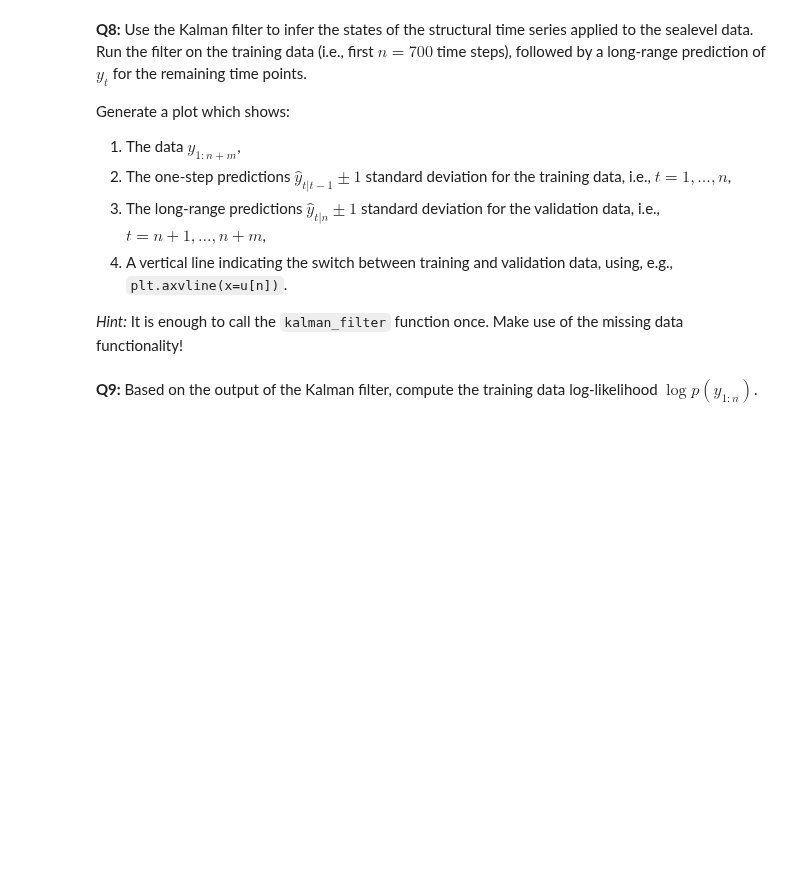
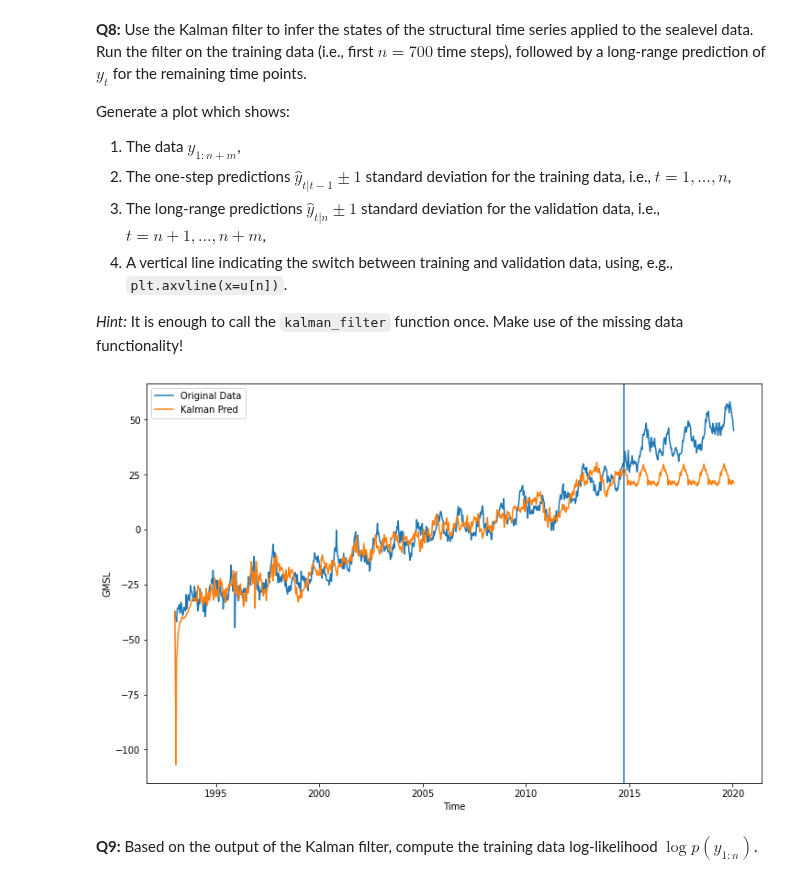
Before and after one commit to amannayak/Time-Series-and-Sequence-Analysis, a Jupyter notebook: Task2/tssl_lab2.ipynb, the cells around one changed output. Cells and saved outputs as stored; diff of their text form; code cells hidden in the pictures; blank space fills up the shorter version.

```diff
--- a/Task2/tssl_lab2.ipynb
+++ b/Task2/tssl_lab2.ipynb
@@ -184,3 +156,6 @@ array([[-37.24],
+# %%
+a1 = np.zeros(37).reshape(37,1)
+a1[0] = y[0]
 # %%
 P1 = 100 * np.identity(n = 37)
 # %%
@@ -259,7 +234,8 @@ def kalman_filter(y, model: LGSS):
             P_pred[:,:,t] = (T @ P_filt[:,:,(t-1)]) @ np.transpose(T) + R @ Q @ np.transpose(R)
         # Compute prediction of current output
         y_pred[t] = Z @ alpha_pred[:,:,t]
-        F_pred[t] = Z @ P_pred[:,:,t] @ np.transpose(Z) +  H
+        F_pred[t] = ((Z @ P_pred[:,:,t]) @ np.transpose(Z)) +  H
+        #F_pred[t] = Z @ P_pred[:,:,t] @ np.transpose(Z)
 
         # Measurement update (correct)
         if np.isnan(y[t]):  # Handle missing data
@@ -269,7 +245,7 @@ def kalman_filter(y, model: LGSS):
           K_Gain = (P_pred[:,:,t] @ np.transpose(Z))/F_pred[t]
           alpha_filt[:,:,t] = alpha_pred[:,:,t] + (K_Gain * (y[t] - y_pred[t]))
           #print(alpha_filt.shape)
-          P_filt[:,:,t] = (np.identity(d) - K_Gain @ Z) @ P_pred[:,:,(t-1)]
+          P_filt[:,:,t] = (np.identity(d) - (K_Gain @ Z)) @ P_pred[:,:,t]
 
     # Container for storing all results
     kf = kfs_res(alpha_pred, P_pred, alpha_filt, P_filt, y_pred, F_pred)
@@ -287,12 +263,23 @@ _Hint:_ It is enough to call the `kalman_filter` function once. Make use of the
 # %%
 #it looks like we have some issue with n consideration as in Q7 it is asked to use 800 while in Q8 it is asked to use 700
 #Going with Q8 way with n as 700 datapoints
-n = 700
-m = len(y) - n
+n = 800
+m = ndata-n
 yTrain = y.copy()
 #implemented such that for we can use it for long range prediction
-yTrain[m:] = np.nan
+yTrain[801:] = np.nan
 kf = kalman_filter(yTrain , model)
+# %%
+#Data Plot
+plt.plot(u,y ,label = "Original Data")
+plt.plot(u , kf.y_pred , label = "Kalman Pred")
+plt.axvline(x=u[n])
+plt.xlabel("Time")
+plt.ylabel("GMSL")
+plt.legend()
+plt.show()
+# %% [output]
+[figure, added]
 # %% [markdown]
 **Q9:** Based on the output of the Kalman filter, compute the training data log-likelihood $\log p(y_{1:n})$.
 # %% [markdown]
```
Also changed, not shown: parts of 7 cells of this notebook.
